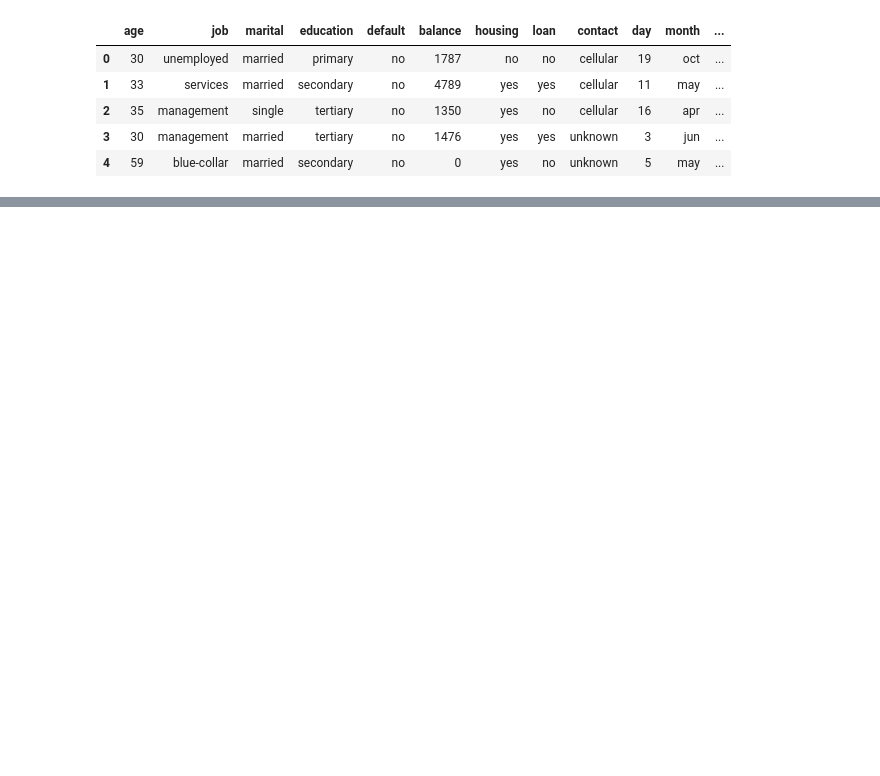
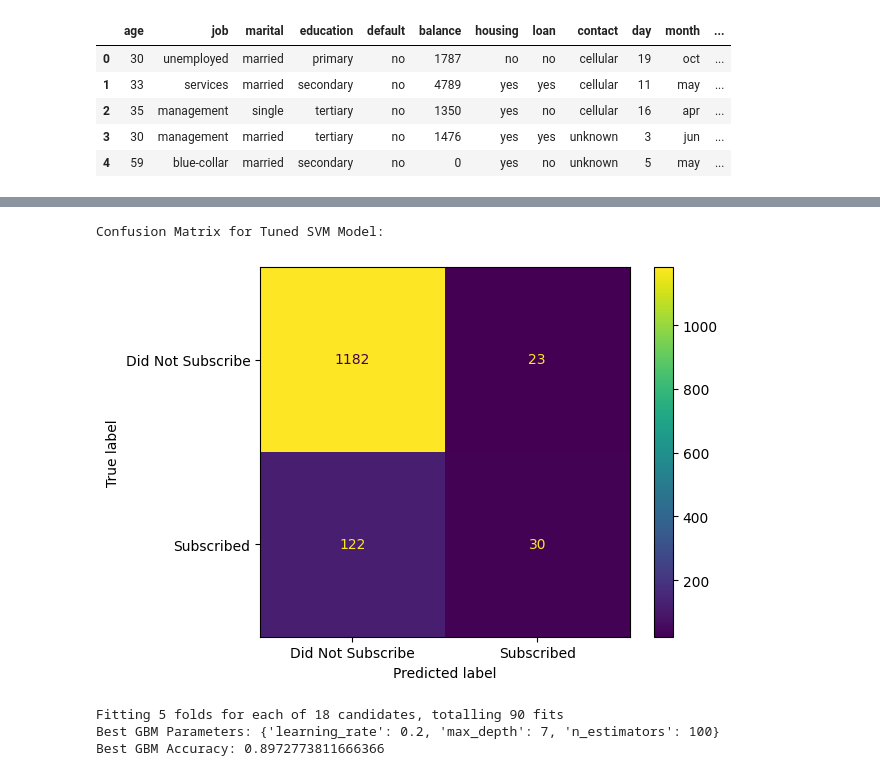
Before and after one commit to MrPrabhathPeri/Term-Subscription-Prediction-Bank-Dataset, a Jupyter notebook: Marketing_Campaigns_of_Portuguese_Bank.ipynb, the cells around one changed output, grey strips where cells are left out. Cells and saved outputs as stored; diff of their text form; code cells hidden in the pictures; blank space fills up the shorter version.

```diff
--- a/Marketing_Campaigns_of_Portuguese_Bank.ipynb
+++ b/Marketing_Campaigns_of_Portuguese_Bank.ipynb
@@ -77,0 +132,34 @@ GBM Accuracy: 0.8960943257184967
+# %%
+# Calculate the confusion matrix
+cm = confusion_matrix(y_test, y_pred_tuned_svm)
+
+# For a better view, display it graphically
+disp = ConfusionMatrixDisplay(confusion_matrix=cm, display_labels=['Did Not Subscribe', 'Subscribed'])
+
+print("Confusion Matrix for Tuned SVM Model:")
+disp.plot()
+plt.show()
+# %% [output]
+Confusion Matrix for Tuned SVM Model:
+[figure, added]
+# %%
+# 1. Define the model and parameters
+model_gbm = GradientBoostingClassifier()
+param_grid_gbm = {
+    'n_estimators': [100, 200],
+    'learning_rate': [0.01, 0.1, 0.2],
+    'max_depth': [3, 5, 7]
+}
+
+# 2. Set up and run the grid search
+grid_gbm = GridSearchCV(estimator=model_gbm, param_grid=param_grid_gbm, cv=5, n_jobs=-1, verbose=2)
+grid_gbm.fit(X_train, y_train)
+y_pred_tuned_gbm = grid_gbm.predict(X_test)
+
+# 3. Print the best findings
+print("Best GBM Parameters:", grid_gbm.best_params_)
+print("Best GBM Accuracy:", grid_gbm.best_score_)
+# %% [output]
+Fitting 5 folds for each of 18 candidates, totalling 90 fits
+Best GBM Parameters: {'learning_rate': 0.2, 'max_depth': 7, 'n_estimators': 100}
+Best GBM Accuracy: 0.8972773811666366
```
Also changed, not shown: parts of 19 cells of this notebook.
